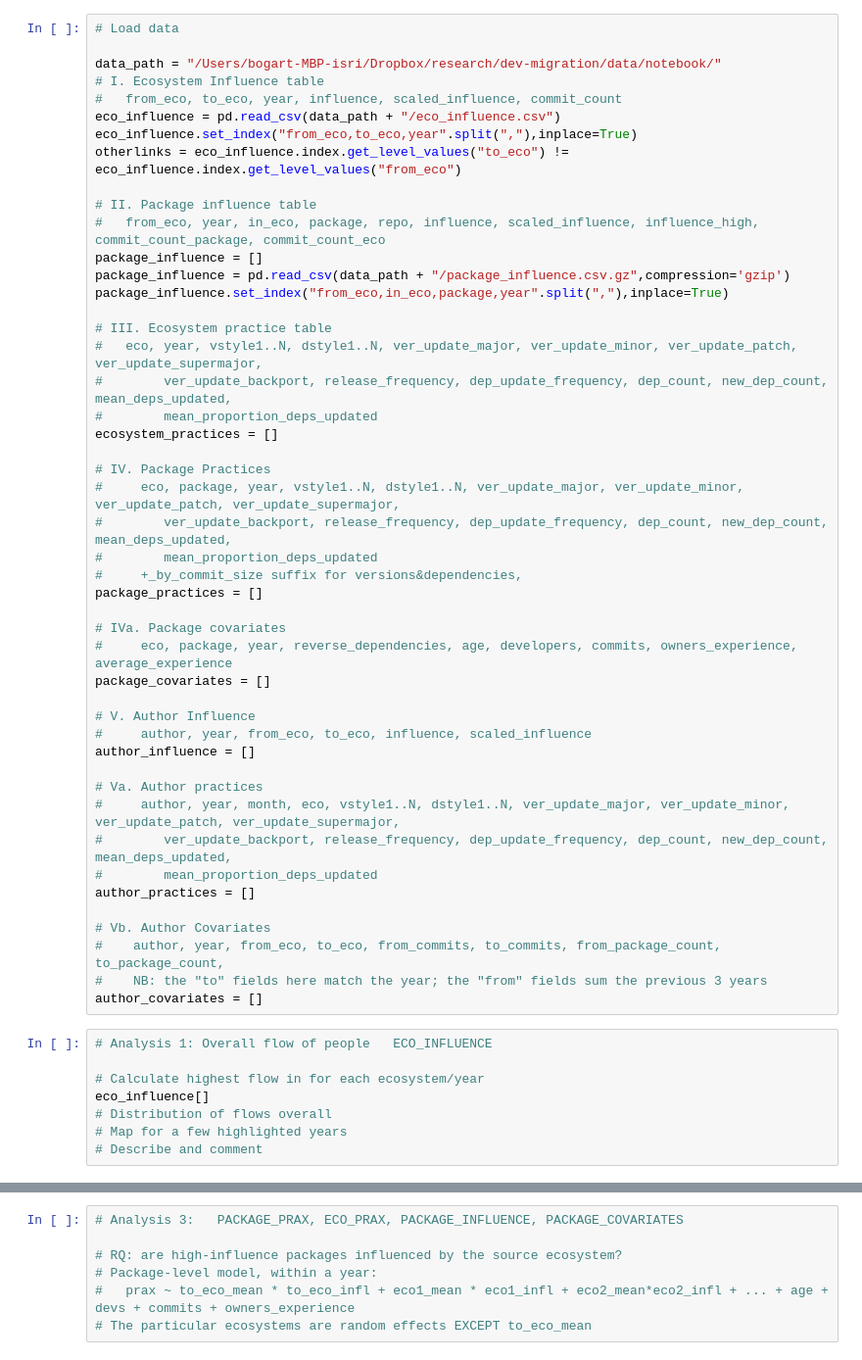
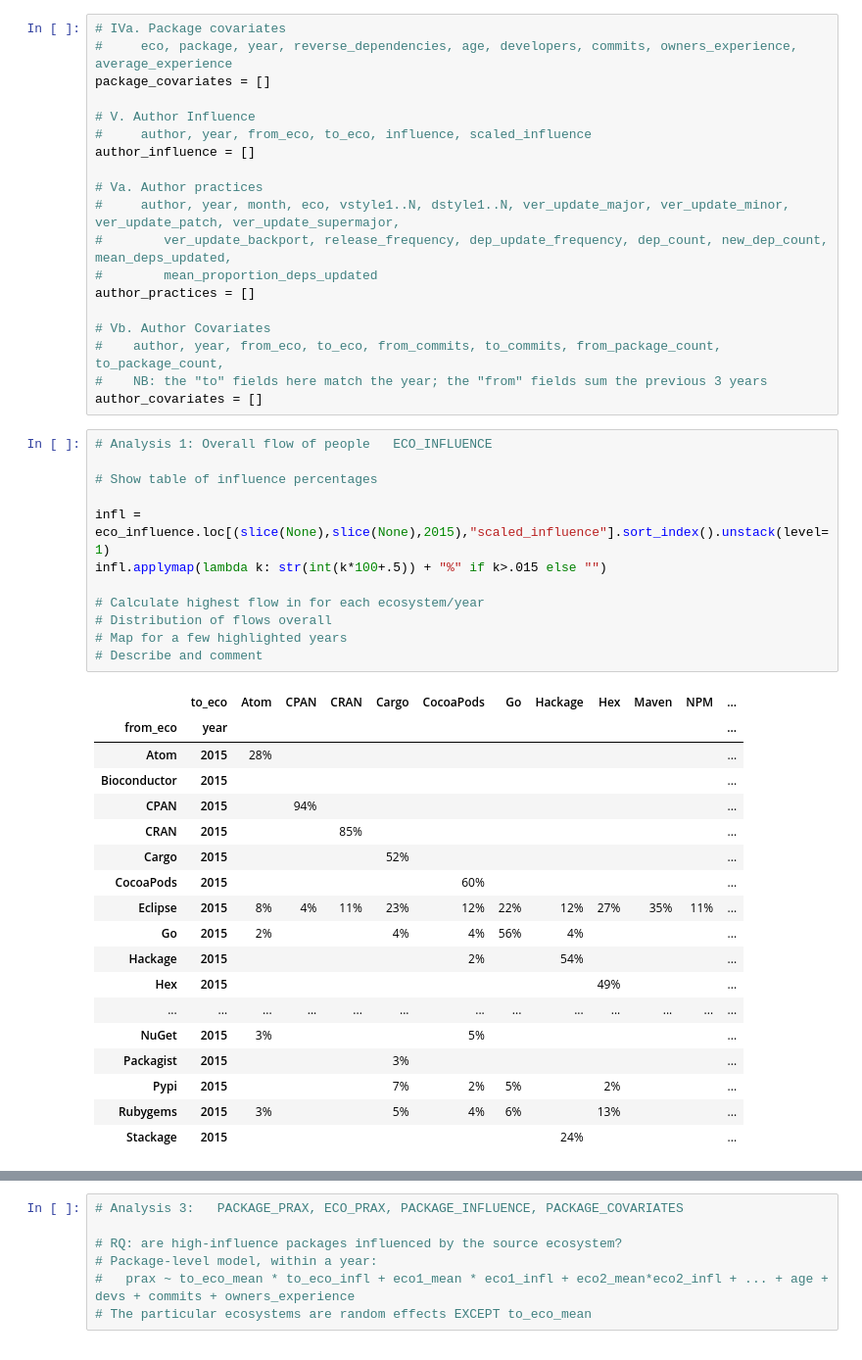
Before and after one commit to cbogart/dev-migration, a Jupyter notebook: scripts/Target Analysis.ipynb, the cells around one changed output, grey strips where cells are left out. Shown at 98% size. Saved outputs shown, nothing was run; the diff lists cells and outputs as text.

```diff
--- a/scripts/Target Analysis.ipynb
+++ b/scripts/Target Analysis.ipynb
@@ -4,32 +42,4 @@ import pandas as pd
 # %%
-# Load data
-
-data_path = "/Users/bogart-MBP-isri/Dropbox/research/dev-migration/data/notebook/"
-# I. Ecosystem Influence table
-#   from_eco, to_eco, year, influence, scaled_influence, commit_count
-eco_influence = pd.read_csv(data_path + "/eco_influence.csv")
-eco_influence.set_index("from_eco,to_eco,year".split(","),inplace=True)
-otherlinks = eco_influence.index.get_level_values("to_eco") != eco_influence.index.get_level_values("from_eco")
-
-# II. Package influence table
-#   from_eco, year, in_eco, package, repo, influence, scaled_influence, influence_high, commit_count_package, commit_count_eco
-package_influence = []
-package_influence = pd.read_csv(data_path + "/package_influence.csv.gz",compression='gzip')
-package_influence.set_index("from_eco,in_eco,package,year".split(","),inplace=True)
-
-# III. Ecosystem practice table
-#   eco, year, vstyle1..N, dstyle1..N, ver_update_major, ver_update_minor, ver_update_patch, ver_update_supermajor,
-#        ver_update_backport, release_frequency, dep_update_frequency, dep_count, new_dep_count, mean_deps_updated,
-#        mean_proportion_deps_updated
-ecosystem_practices = []
-
-# IV. Package Practices
-#     eco, package, year, vstyle1..N, dstyle1..N, ver_update_major, ver_update_minor, ver_update_patch, ver_update_supermajor,
-#        ver_update_backport, release_frequency, dep_update_frequency, dep_count, new_dep_count, mean_deps_updated,
-#        mean_proportion_deps_updated
-#     +_by_commit_size suffix for versions&dependencies,
-package_practices = []
-
 # IVa. Package covariates
 #     eco, package, year, reverse_dependencies, age, developers, commits, owners_experience, average_experience
 package_covariates = []
@@ -51,11 +61,34 @@ author_covariates = []
 # %%
 # Analysis 1: Overall flow of people   ECO_INFLUENCE
 
+# Show table of influence percentages
+
+infl = eco_influence.loc[(slice(None),slice(None),2015),"scaled_influence"].sort_index().unstack(level=1)
+infl.applymap(lambda k: str(int(k*100+.5)) + "%" if k>.015 else "")
+
 # Calculate highest flow in for each ecosystem/year
-eco_influence[]
 # Distribution of flows overall
 # Map for a few highlighted years
 # Describe and comment
+# %% [output]
+|  | to_eco | Atom | CPAN | CRAN | Cargo | CocoaPods | Go | Hackage | Hex | Maven | NPM | ... |
+| from_eco | year |  |  |  |  |  |  |  |  |  |  | ... |
+| Atom | 2015 | 28% |  |  |  |  |  |  |  |  |  | ... |
+| Bioconductor | 2015 |  |  |  |  |  |  |  |  |  |  | ... |
+| CPAN | 2015 |  | 94% |  |  |  |  |  |  |  |  | ... |
+| CRAN | 2015 |  |  | 85% |  |  |  |  |  |  |  | ... |
+| Cargo | 2015 |  |  |  | 52% |  |  |  |  |  |  | ... |
+| CocoaPods | 2015 |  |  |  |  | 60% |  |  |  |  |  | ... |
+| Eclipse | 2015 | 8% | 4% | 11% | 23% | 12% | 22% | 12% | 27% | 35% | 11% | ... |
+| Go | 2015 | 2% |  |  | 4% | 4% | 56% | 4% |  |  |  | ... |
+| Hackage | 2015 |  |  |  |  | 2% |  | 54% |  |  |  | ... |
+| Hex | 2015 |  |  |  |  |  |  |  | 49% |  |  | ... |
+| ... | ... | ... | ... | ... | ... | ... | ... | ... | ... | ... | ... | ... |
+| NuGet | 2015 | 3% |  |  |  | 5% |  |  |  |  |  | ... |
+| Packagist | 2015 |  |  |  | 3% |  |  |  |  |  |  | ... |
+| Pypi | 2015 |  |  |  | 7% | 2% | 5% |  | 2% |  |  | ... |
+| Rubygems | 2015 | 3% |  |  | 5% | 4% | 6% |  | 13% |  |  | ... |
+| Stackage | 2015 |  |  |  |  |  |  | 24% |  |  |  | ... |
 # %%
 # Analysis 2: Practice contrasts   ECO_PRAX, PACKAGE_PRAX
 
```
Also changed, not shown: parts of 24 cells of this notebook, 2 other files.
